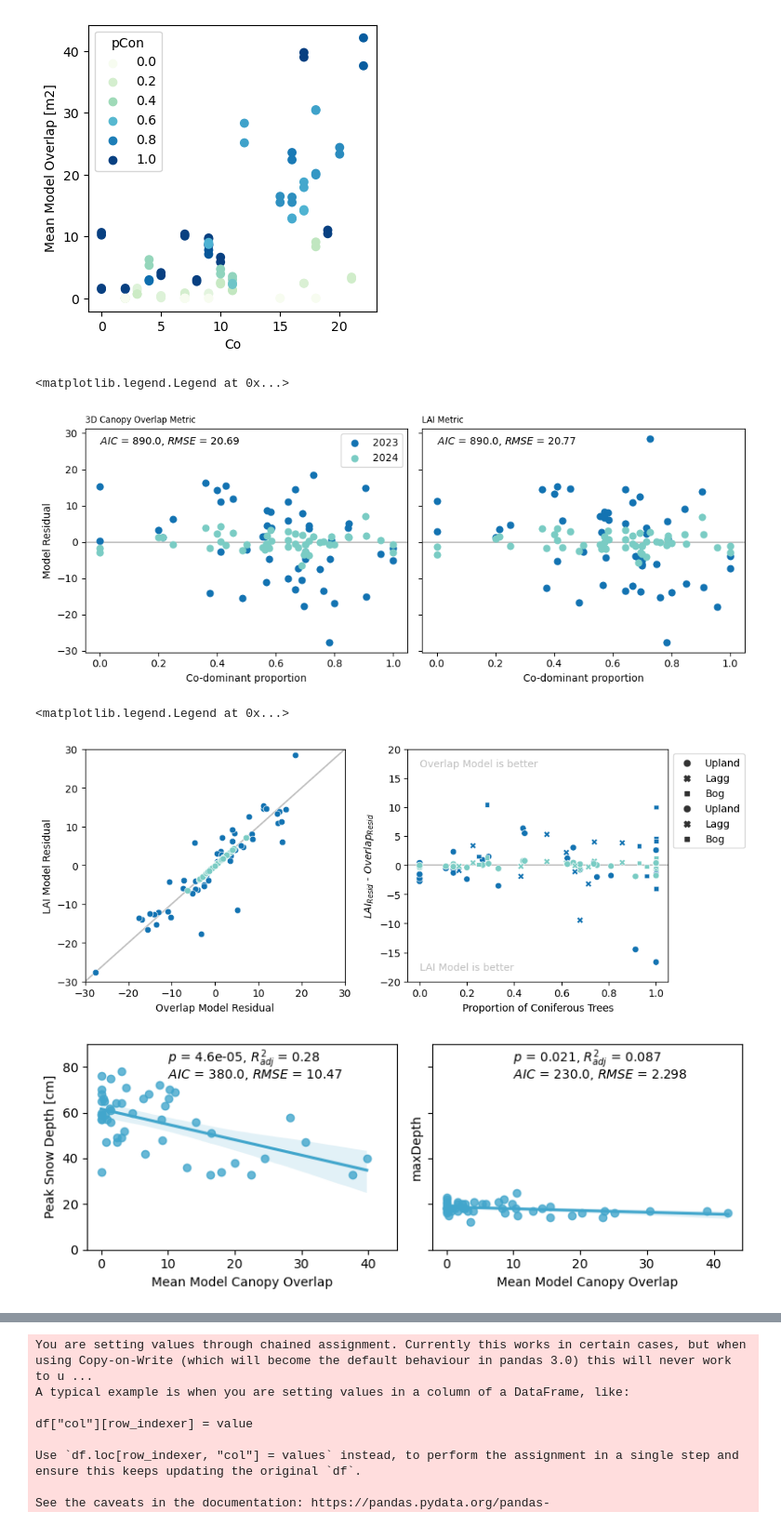
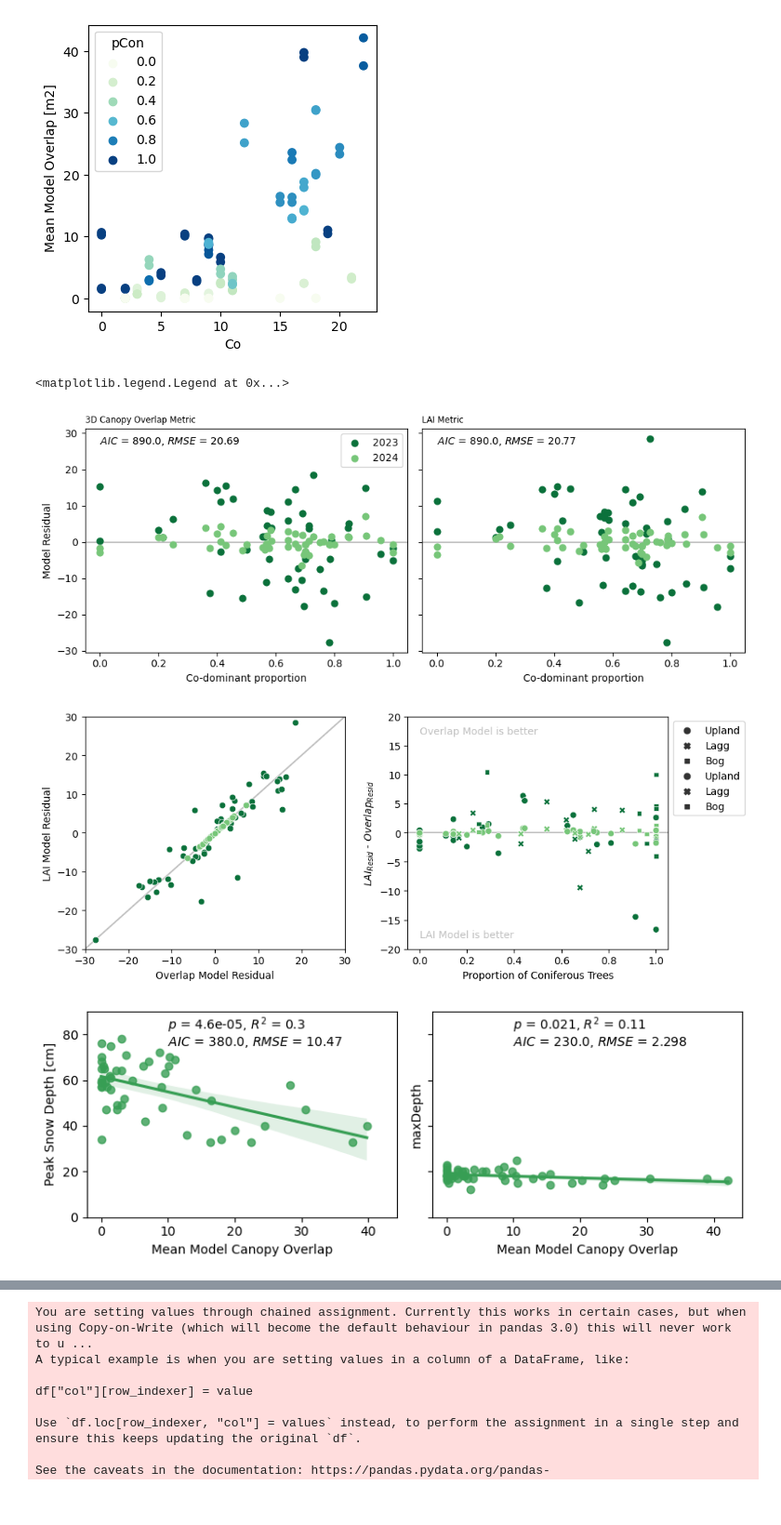
Before and after one commit to mwdjones/forest-canopy-model, a Jupyter notebook: 03_plot-model-3D.ipynb, the cells around one changed output, grey strips where cells are left out. Shown at 93% size. Saved outputs shown, nothing was run; the diff lists cells and outputs as text; code cells hidden in the pictures.

```diff
--- a/03_plot-model-3D.ipynb
+++ b/03_plot-model-3D.ipynb
@@ -24,6 +24,6 @@ from matplotlib.colors import LogNorm, Normalize
 
 from functions import *
 # %%
-pal = sns.color_palette('GnBu', 5)
+pal = sns.color_palette('YlGn', 5)
 pal
 # %% [output]
@@ -36,7 +36,7 @@ pal
 ## Data Imports
 # %%
 '''Import Data'''
-path = './modeloutput' # use your path
+path = './data/modeloutput' # use your path
 modDat = pd.read_csv(path + '/rhino-data/processedData.csv')
 # %%
 modDat.head()
@@ -376,7 +376,7 @@ ax1.set_ylabel('Model Residual')
 ax1.legend()
 # %% [output]
 <matplotlib.legend.Legend at 0x...>
-[figure, old version]
+[figure, new version]
 # %%
 fig, [ax1, ax2] = plt.subplots(1, 2, figsize = (10, 4),
                                #sharex = True,
@@ -411,39 +411,40 @@ ax2.text(0, -18, 'LAI Model is better', color = 'silver')
 ax2.text(0, 17, 'Overlap Model is better', color = 'silver')
 ax1.get_legend().remove()
 ax2.legend(bbox_to_anchor = (1, 1))
+
+plt.savefig('./figures/Paper/modelComparison.pdf', bbox_inches = 'tight')
 # %% [output]
-<matplotlib.legend.Legend at 0x...>
-[figure, old version]
+[figure, new version]
 # %%
 
 fig, [ax, ax2] = plt.subplots(1, 2, figsize = (8, 3),
                               sharex = True,
                               sharey = True,
                               layout = 'tight')
 
 overlapMod2023 = smf.ols('maxDepth ~ OverlapMean', data = modDat[modDat.SYear == 2023]).fit()
 sns.regplot(data = modDat[modDat.SYear == 2023], x = 'OverlapMean', y = 'maxDepth',
             color = pal[3],
             ax = ax)
-ax.text(10, 82, r'$ p $ = ' + str(round_sig(overlapMod2023.pvalues.OverlapMean, 2)) + r', $ R_{adj}^2 $ = ' + str(round_sig(overlapMod2023.rsquared_adj, 2)))
+ax.text(10, 82, r'$ p $ = ' + str(round_sig(overlapMod2023.pvalues.OverlapMean, 2)) + r', $ R^2 $ = ' + str(round_sig(overlapMod2023.rsquared, 2)))
 ax.text(10, 75,
         r'$ AIC $ = ' + str(round_sig(overlapMod2023.aic, 2)) + r', $ RMSE $ = ' + str(round_sig(rmse(modDat[modDat.SYear == 2023].maxDepth, overlapMod2023.fittedvalues), 4)))
 
 overlapMod2024 = smf.ols('maxDepth ~ OverlapMean', data = modDat[modDat.SYear == 2024]).fit()
 sns.regplot(data = modDat[modDat.SYear == 2024], x = 'OverlapMean', y = 'maxDepth',
             color = pal[3],
             ax = ax2)
-ax2.text(10, 82, r'$ p $ = ' + str(round_sig(overlapMod2024.pvalues.OverlapMean, 2)) + r', $ R_{adj}^2 $ = ' + str(round_sig(overlapMod2024.rsquared_adj, 2)))
+ax2.text(10, 82, r'$ p $ = ' + str(round_sig(overlapMod2024.pvalues.OverlapMean, 2)) + r', $ R^2 $ = ' + str(round_sig(overlapMod2024.rsquared, 2)))
 ax2.text(10, 75,
         r'$ AIC $ = ' + str(round_sig(overlapMod2024.aic, 2)) + r', $ RMSE $ = ' + str(round_sig(rmse(modDat[modDat.SYear == 2024].maxDepth, overlapMod2024.fittedvalues), 4)))
 
 ax.set_ylabel('Peak Snow Depth [cm]')
 ax.set_xlabel('Mean Model Canopy Overlap')
 ax2.set_xlabel('Mean Model Canopy Overlap')
 ax.set_ylim(0, 90)
-plt.savefig('./figures/WaterSciCon/overlap_correlationPlot.pdf', bbox_inches = 'tight')
+plt.savefig('./figures/Paper/overlap_correlationPlot.pdf', bbox_inches = 'tight')
 # %% [output]
-[figure, old version]
+[figure, new version]
 # %%
 
 fig, [ax, ax2] = plt.subplots(1, 2, figsize = (8, 3),
```
Also changed, not shown: parts of 10 cells of this notebook, 26 other files.
